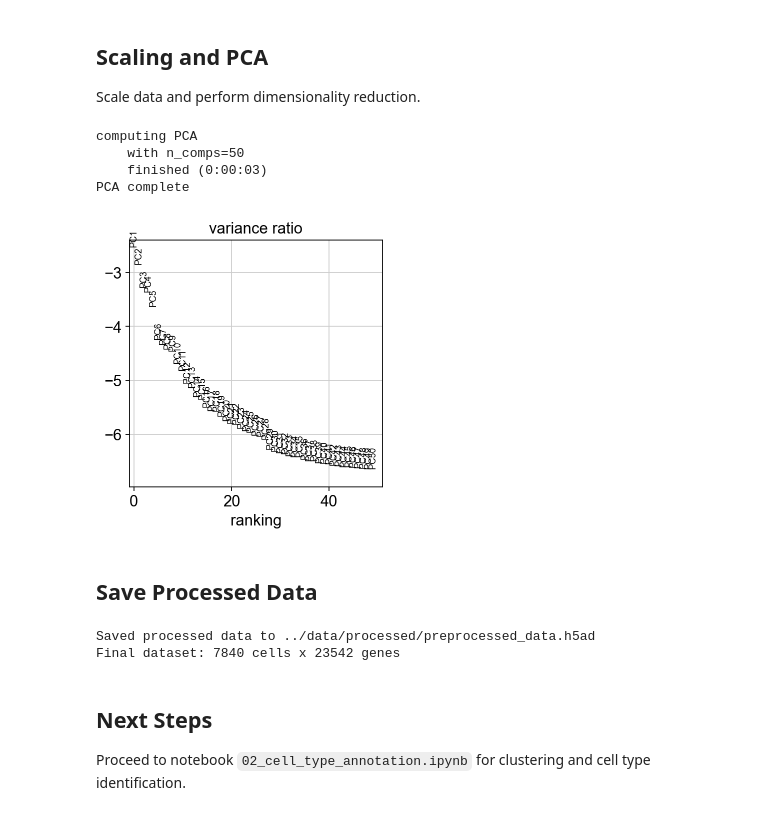
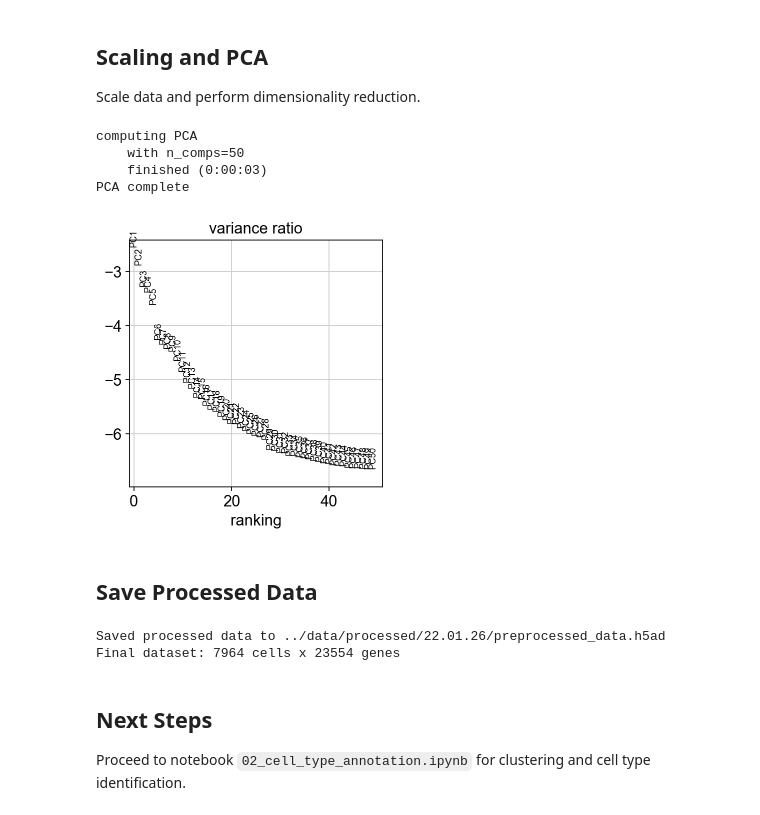
Before and after one commit to gthornes/FLUXestimatorGT, a Jupyter notebook: notebooks/01_preprocessing.ipynb, the cells around one changed output. Cells and saved outputs as stored; diff of their text form; code cells hidden in the pictures.

```diff
--- a/notebooks/01_preprocessing.ipynb
+++ b/notebooks/01_preprocessing.ipynb
@@ -416,34 +416,43 @@ Identified 2000 highly variable genes
 Scale data and perform dimensionality reduction.
 # %%
 # Scale data
-sc.pp.scale(adata, max_value=config['normalization']['scale_max'])
+sc.pp.scale(adata, max_value=config['normalisation']['scale_max'])
 
 # Perform PCA
 sc.tl.pca(adata, n_comps=config['cell_annotation']['n_pcs'], svd_solver='arpack')
 
 print("PCA complete")
+
+# Visu PCA variance
+sc.pl.pca_variance_ratio(adata, log=True, n_pcs=50)
 # %% [output]
 computing PCA
     with n_comps=50
     finished (0:00:03)
 PCA complete
+[figure, added]
-# %%
-# Visu PCA variance
-sc.pl.pca_variance_ratio(adata, log=True, n_pcs=50)
-# %% [output]
-[figure, removed]
 # %% [markdown]
 ## Save Processed Data
 # %%
 # Save processed data
-output_file = '../data/processed/preprocessed_data.h5ad'
+import os
+
+##################################################
+suffix = '22.01.26' # change to date of analysis #
+##################################################
+
+output_dir = f'../data/processed/{suffix}/'
+mkdir_path = output_dir
+if not os.path.exists(mkdir_path):
+    os.makedirs(mkdir_path)
+output_file = output_dir + 'preprocessed_data.h5ad'
 adata.write(output_file, compression='gzip')
 
 print(f"Saved processed data to {output_file}")
 print(f"Final dataset: {adata.shape[0]} cells x {adata.shape[1]} genes")
 # %% [output]
-Saved processed data to ../data/processed/preprocessed_data.h5ad
-Final dataset: 7840 cells x 23542 genes
+Saved processed data to ../data/processed/22.01.26/preprocessed_data.h5ad
+Final dataset: 7964 cells x 23554 genes
 # %% [markdown]
 ## Next Steps
 
```
Also changed, not shown: parts of 8 cells of this notebook, 5 other files.
